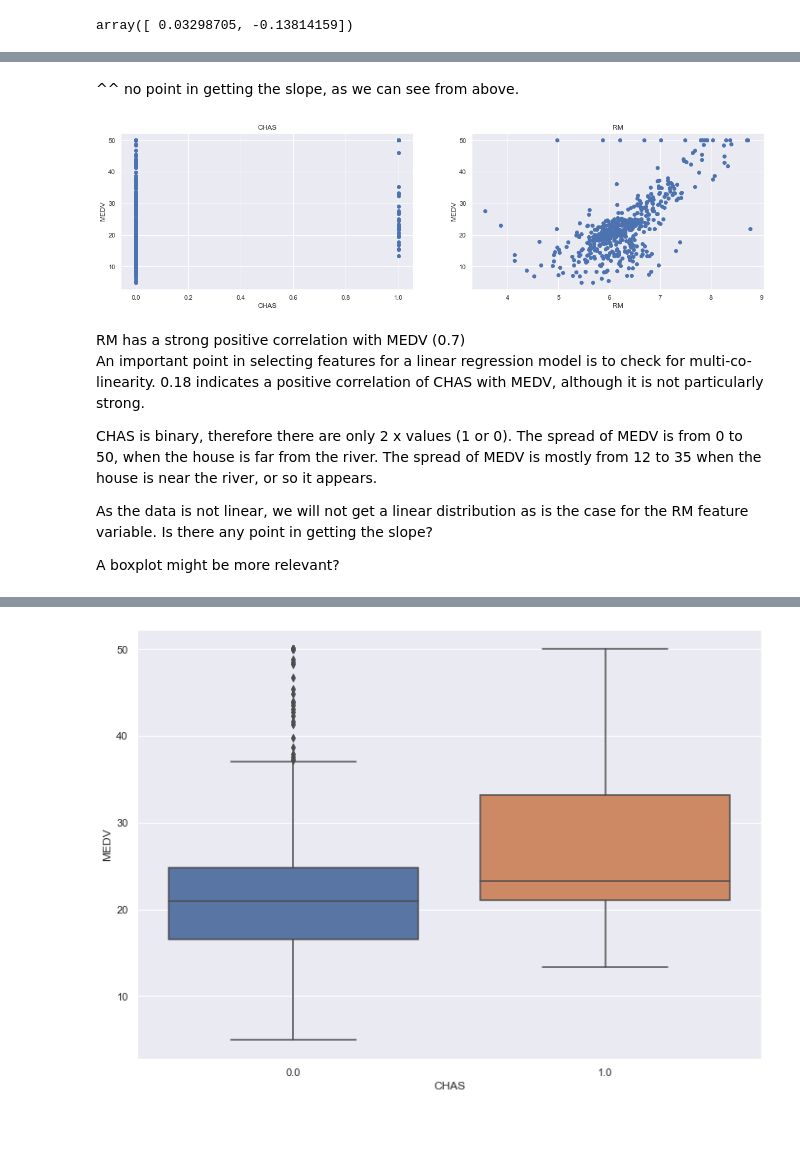
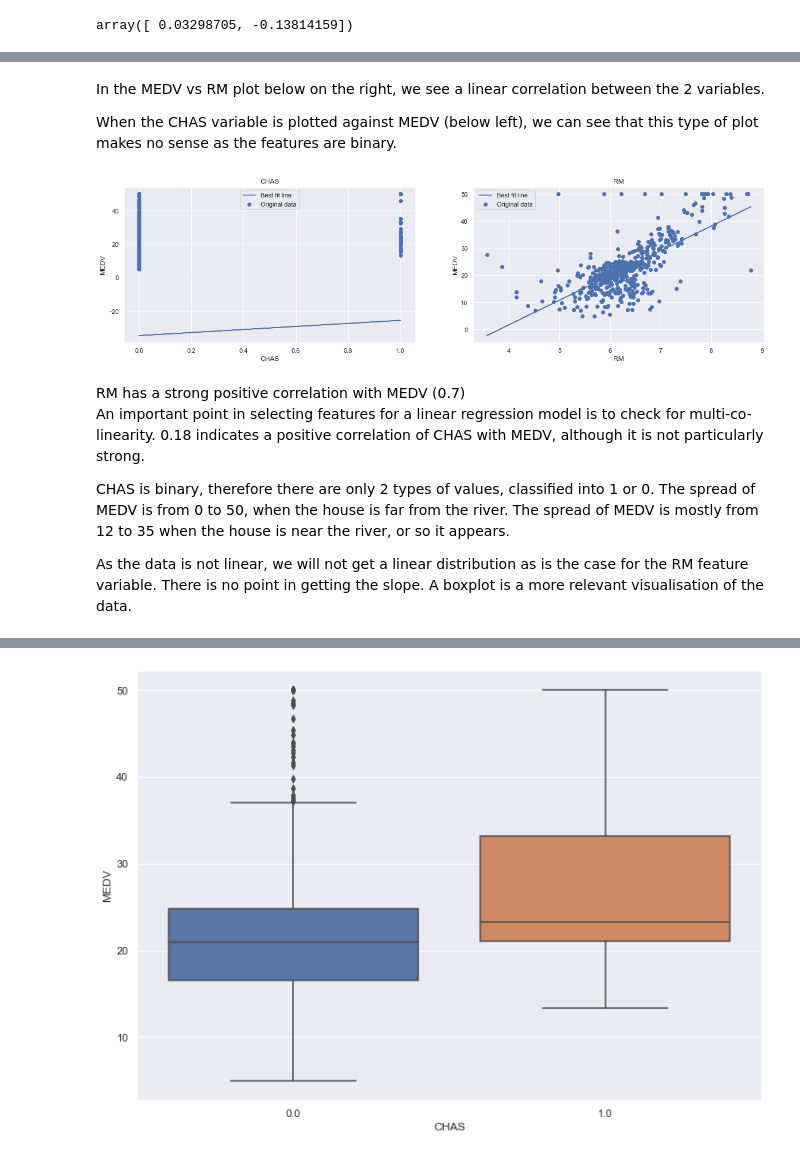
Before and after one commit to joanh3aly/boston-house-prices, a Jupyter notebook: boston-house-prices-analysis.ipynb, the cells around one changed output, grey strips where cells are left out. Saved outputs shown, nothing was run; the diff lists cells and outputs as text; code cells hidden in the pictures; blank space fills up the shorter version.

```diff
--- a/boston-house-prices-analysis.ipynb
+++ b/boston-house-prices-analysis.ipynb
@@ -140,7 +180,3 @@ sns.distplot(boston.MEDV.loc[boston["CHAS"] == 1], bins=30)
 plt.show()
 # %% [output]
 [figure]
-# %%
-sns.set(rc={'figure.figsize':(11.7,8.27)})
-sns.distplot(boston['CHAS'], bins=30)
-plt.show()
@@ -234,3 +239 @@ plt.show()
-# %% [markdown]
-^^ no point in getting the slope, as we can see from above.
 # %%
@@ -239,26 +243,30 @@ Y = boston['MEDV']
+# %% [markdown]
+In the MEDV vs RM plot below on the right, we see a linear correlation between the 2 variables.
+
+When the CHAS variable is plotted against MEDV (below left), we can see that this type of plot makes no sense as the features are binary.
 # %%
 plt.figure(figsize=(20, 5))
 
 features = ['CHAS', 'RM']
 target = boston['MEDV']
 
 for i, col in enumerate(features):
     plt.subplot(1, len(features) , i+1)
     x = boston[col]
     y = target
-    plt.scatter(x, y, marker='o')
+    plt.scatter(x, y, marker='o', label='Original data')
+    plt.plot(boston[col], 9.10210898 * boston[col] + -34.67062078, 'b-', label='Best fit line')
     plt.title(col)
     plt.xlabel(col)
     plt.ylabel('MEDV')
+    plt.legend()
 # %% [output]
-[figure, old version]
+[figure, new version]
 # %% [markdown]
 RM has a strong positive correlation with MEDV (0.7)
 An important point in selecting features for a linear regression model is to check for multi-co-linearity.
 0.18 indicates a positive correlation of CHAS with MEDV, although it is not particularly strong.
 
-CHAS is binary, therefore there are only 2 x values (1 or 0). The spread of MEDV is from 0 to 50, when the house is far from the river. The spread of MEDV is mostly from 12 to 35 when the house is near the river, or so it appears.
+CHAS is binary, therefore there are only 2 types of values, classified into 1 or 0. The spread of MEDV is from 0 to 50, when the house is far from the river. The spread of MEDV is mostly from 12 to 35 when the house is near the river, or so it appears.
 
-As the data is not linear, we will not get a linear distribution as is the case for the RM feature variable. Is there any point in getting the slope?
-
-A boxplot might be more relevant?
+As the data is not linear, we will not get a linear distribution as is the case for the RM feature variable. There is no point in getting the slope. A boxplot is a more relevant visualisation of the data.
```
Also changed, not shown: parts of 64 cells of this notebook, 1 other file.
